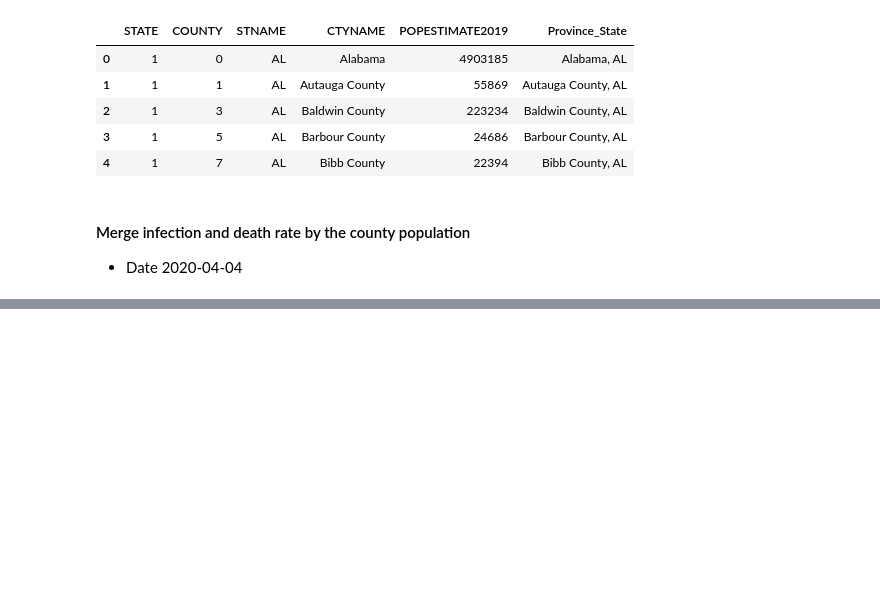
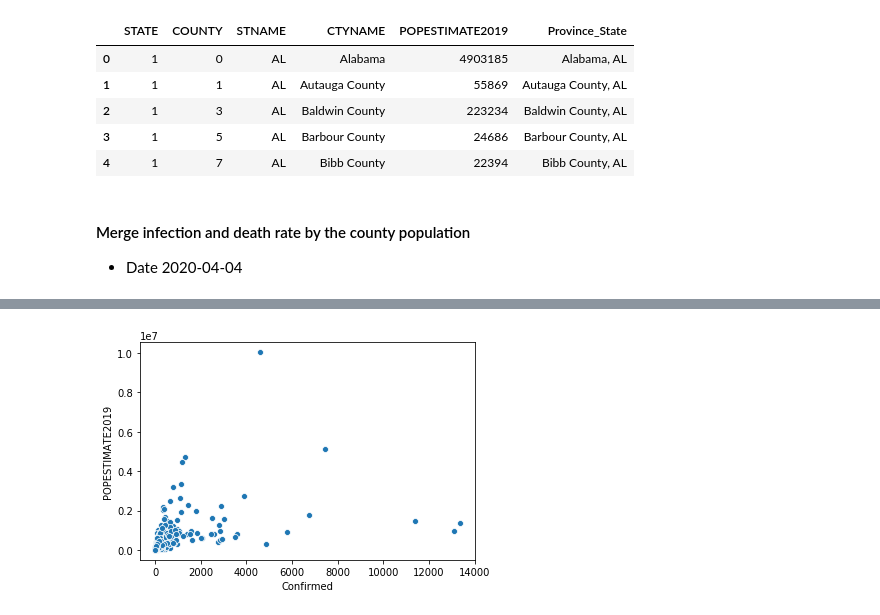
Before and after one commit to gtg269c/covid_analysis, a Jupyter notebook: noteboooks/covid_analysis.ipynb, the cells around one changed output, grey strips where cells are left out. Saved outputs shown, nothing was run; the diff lists cells and outputs as text; code cells hidden in the pictures; blank space fills up the shorter version.

```diff
--- a/noteboooks/covid_analysis.ipynb
+++ b/noteboooks/covid_analysis.ipynb
@@ -251,0 +288,5 @@ combine_selectdf.loc[combine_df['Last_Update'].str.contains(select_date, na=Fals
+# %%
+## plot scatter plot for confirmed cases vs population estimate
+ax = sns.scatterplot(x="Confirmed", y="POPESTIMATE2019", data=covid_population_date)
+# %% [output]
+[figure, added]
```
Also changed, not shown: parts of 8 cells of this notebook.
